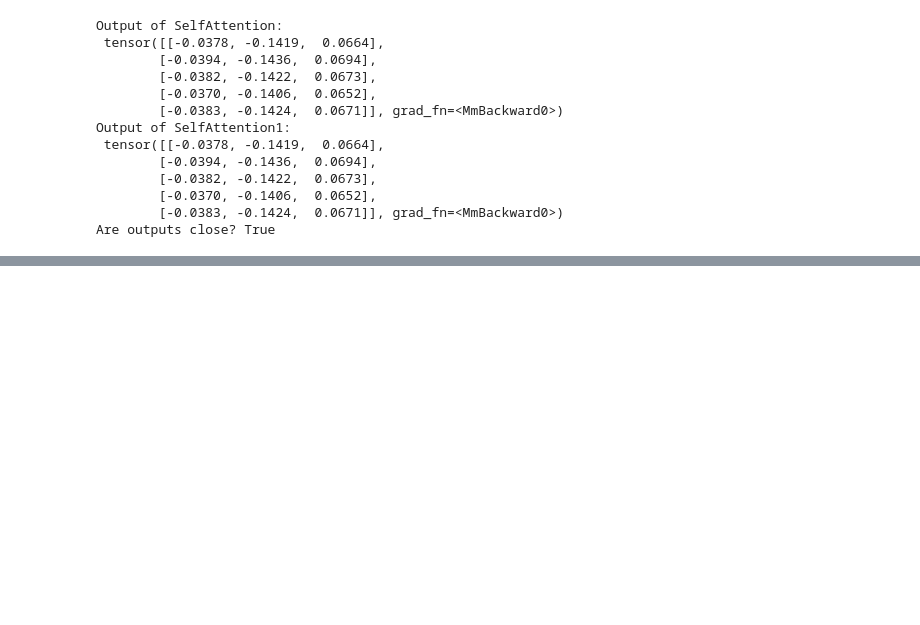
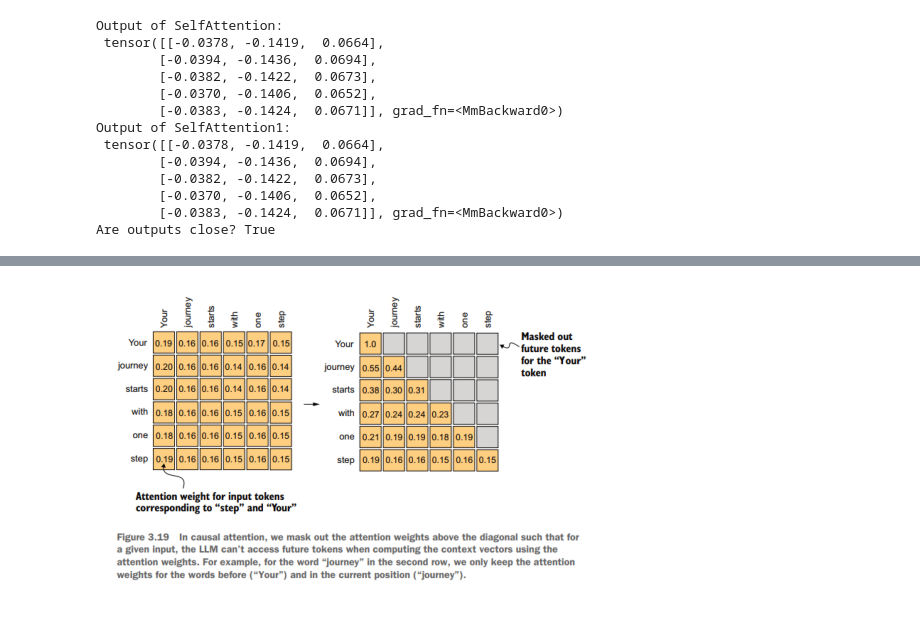
Before and after one commit to LoqmanSamani/llms, a Jupyter notebook: attention.ipynb, the cells around one changed output, grey strips where cells are left out. Saved outputs shown, nothing was run; the diff lists cells and outputs as text; code cells hidden in the pictures; blank space fills up the shorter version.

Commit message:
attention notebook is added !

```diff
--- a/attention.ipynb
+++ b/attention.ipynb
@@ -345,0 +352,7 @@ Are outputs close? True
+# %%
+img = mpimg.imread(r'C:\Users\yda2\Desktop\llms\causal-attention.png')
+plt.imshow(img)
+plt.axis('off')
+plt.show()
+# %% [output]
+[figure, added]
```
Also changed, not shown: parts of 27 cells of this notebook, 1 other file.
